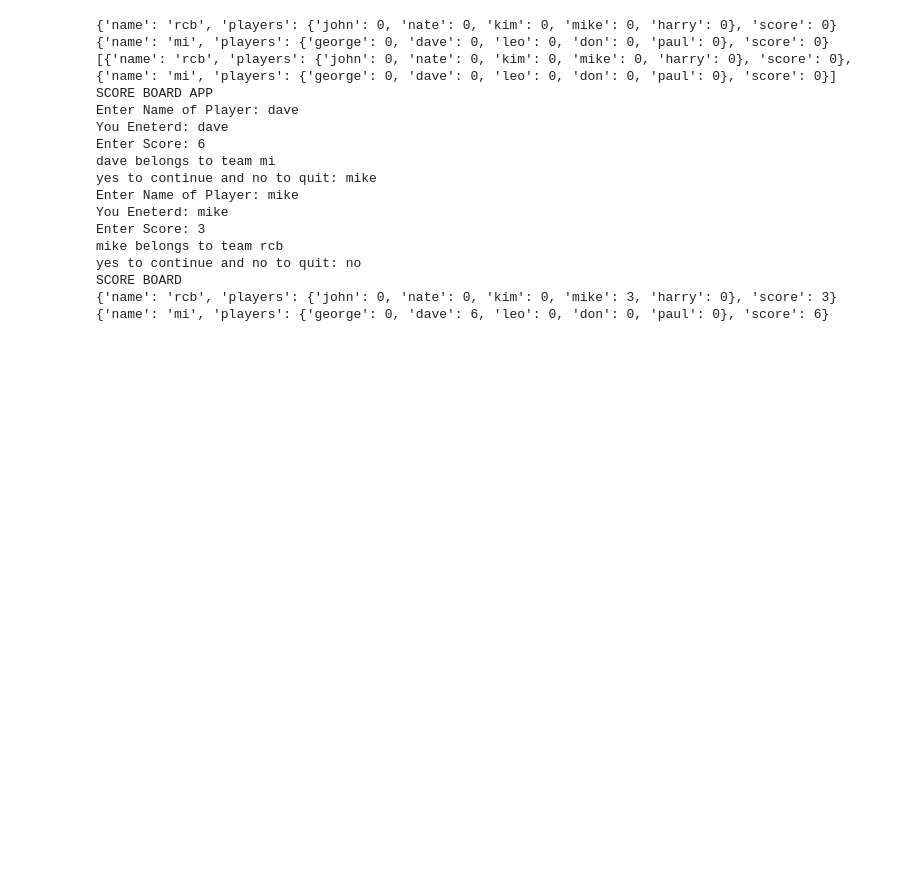
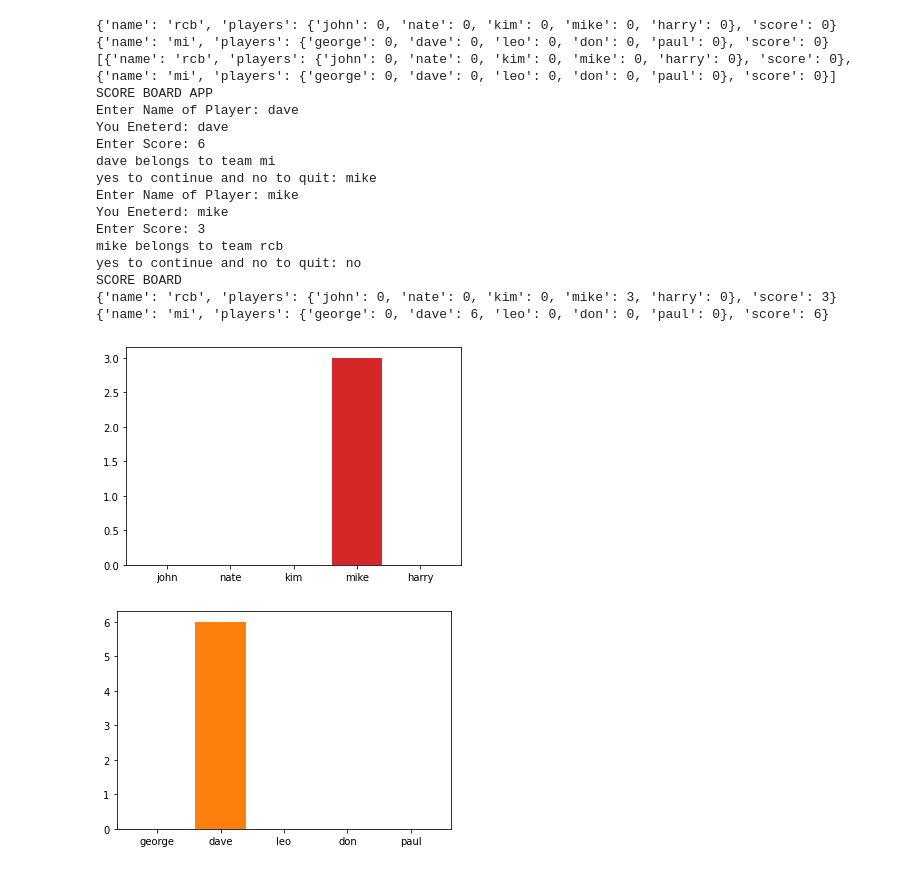
Before and after one commit to ishantk/GW2021PY2, a Jupyter notebook: GW2021PYB2.ipynb, the cells around one changed output. Drawn from its saved outputs; the diff is of its cells as text; code cells hidden in the pictures; blank space fills up the shorter version.

Commit message:
Score Board App with Graph

```diff
--- a/GW2021PYB2.ipynb
+++ b/GW2021PYB2.ipynb
@@ -907,3 +907,19 @@ with open('rcb.csv', "a") as file:
 with open('mi.csv', "a") as file:
   for cricketer in team2['players']:
     file.write("{},{}\n".format(cricketer, team2['players'][cricketer]))
+# %%
+import matplotlib.pyplot as plt
+
+for cricketer in team1['players']:
+  plt.bar(cricketer, team1['players'][cricketer])
+
+plt.show()
+
+
+for cricketer in team2['players']:
+  plt.bar(cricketer, team2['players'][cricketer])
+
+plt.show()
+# %% [output]
+[figure, added]
+[figure, added]
```
